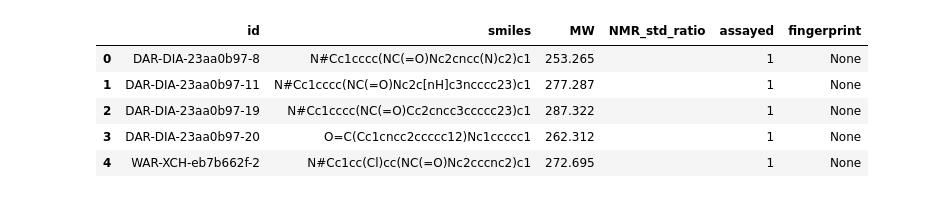
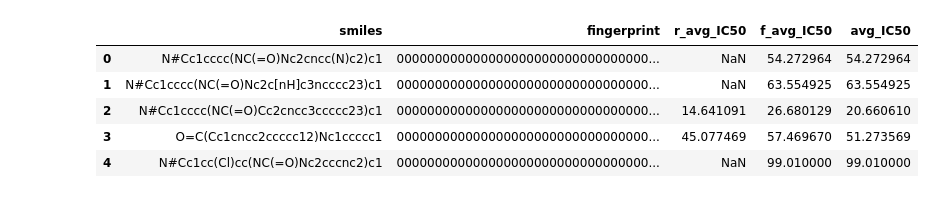
Before and after one commit to SABS-DataScienceForDrugDiscovery-9/COVID_moonshot_analysis, a Jupyter notebook: cluster_compounds.ipynb, the cells around one changed output. Saved outputs shown, nothing was run; the diff lists cells and outputs as text; code cells hidden in the pictures.

```diff
--- a/cluster_compounds.ipynb
+++ b/cluster_compounds.ipynb
@@ -7,14 +9,27 @@ import numpy as np
-# %%
-conn = sqlite3.connect('sabs_moonshot.db')
-db=pd.read_sql("""SELECT * FROM compounds WHERE assayed=1""",conn)
-db.head()
-# %% [output]
-|  | id | smiles | MW | NMR_std_ratio | assayed | fingerprint |
-| 0 | DAR-DIA-23aa0b97-8 | N#Cc1cccc(NC(=O)Nc2cncc(N)c2)c1 | 253.265 |  | 1 | None |
-| 1 | DAR-DIA-23aa0b97-11 | N#Cc1cccc(NC(=O)Nc2c[nH]c3ncccc23)c1 | 277.287 |  | 1 | None |
-| 2 | DAR-DIA-23aa0b97-19 | N#Cc1cccc(NC(=O)Cc2cncc3ccccc23)c1 | 287.322 |  | 1 | None |
-| 3 | DAR-DIA-23aa0b97-20 | O=C(Cc1cncc2ccccc12)Nc1ccccc1 | 262.312 |  | 1 | None |
-| 4 | WAR-XCH-eb7b662f-2 | N#Cc1cc(Cl)cc(NC(=O)Nc2cccnc2)c1 | 272.695 |  | 1 | None |
+# %%
+conn = sqlite3.connect("sabs_moonshot.db")
+data = pd.read_sql_query("""
+SELECT smiles, fingerprint, r_avg_IC50, f_avg_IC50
+FROM assays
+INNER JOIN compounds ON compounds.id = assays.compound_id
+WHERE assays.r_avg_IC50 != "" OR assays.f_avg_IC50 != "";
+""", conn)
+pd.to_numeric(data["r_avg_IC50"], errors='coerce')
+pd.to_numeric(data["f_avg_IC50"], errors='coerce')
+data["r_avg_IC50"] = data["r_avg_IC50"].replace("", np.NaN)
+data["f_avg_IC50"] = data["f_avg_IC50"].replace("", np.NaN)
+conn.close()
+data['avg_IC50'] = np.mean(data[["r_avg_IC50", "f_avg_IC50"]], axis=1).to_numpy()
+db=data
+
+db.head()
+# %% [output]
+|  | smiles | fingerprint | r_avg_IC50 | f_avg_IC50 | avg_IC50 |
+| 0 | N#Cc1cccc(NC(=O)Nc2cncc(N)c2)c1 | 000000000000000000000000000000000... | NaN | 54.272964 | 54.272964 |
+| 1 | N#Cc1cccc(NC(=O)Nc2c[nH]c3ncccc23)c1 | 000000000000000000000000000000000... | NaN | 63.554925 | 63.554925 |
+| 2 | N#Cc1cccc(NC(=O)Cc2cncc3ccccc23)c1 | 000000000000000000000000000000000... | 14.641091 | 26.680129 | 20.660610 |
+| 3 | O=C(Cc1cncc2ccccc12)Nc1ccccc1 | 000000000000000000000000000000000... | 45.077469 | 57.469670 | 51.273569 |
+| 4 | N#Cc1cc(Cl)cc(NC(=O)Nc2cccnc2)c1 | 000000000000000000000000000000000... | NaN | 99.010000 | 99.010000 |
 # %%
 #Construct a binary fingerprint for each compound in the database
 N=len(db)
```
Also changed, not shown: parts of 13 cells of this notebook, 1 other file.
